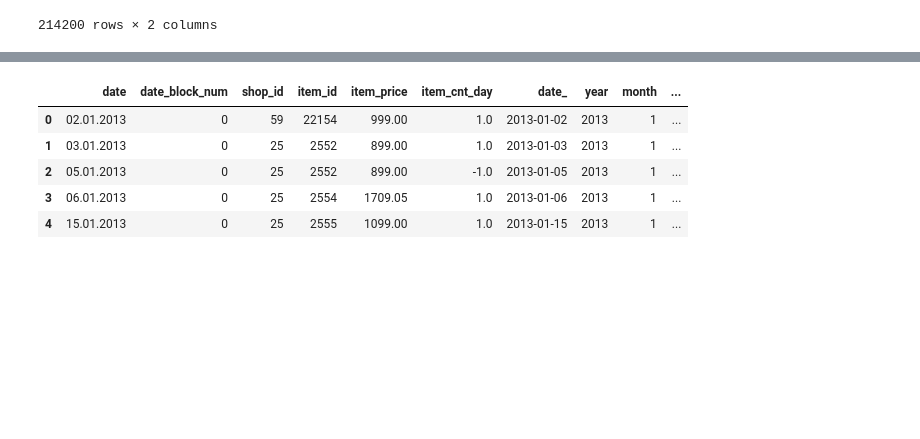
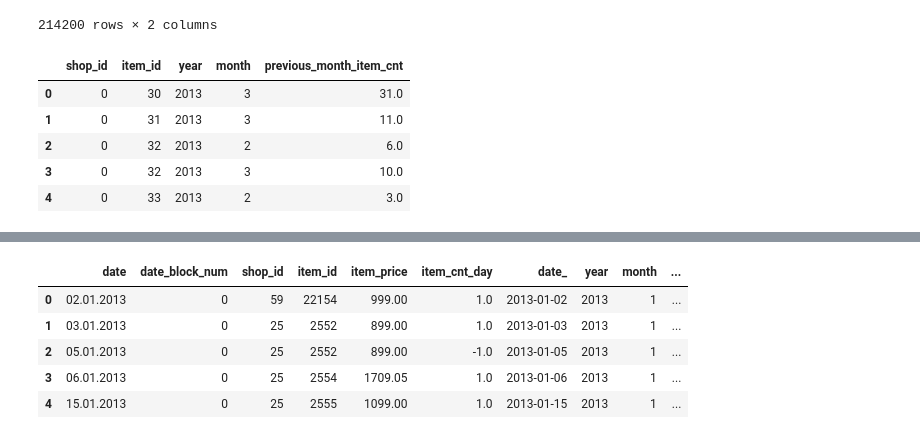
Before and after one commit to Batmobil/htwdsc, a Jupyter notebook: EDA_1st_week.ipynb, the cells around one changed output, grey strips where cells are left out. Saved outputs shown, nothing was run; the diff lists cells and outputs as text; code cells hidden in the pictures; blank space fills up the shorter version.

```diff
--- a/EDA_1st_week.ipynb
+++ b/EDA_1st_week.ipynb
@@ -221,3 +221,19 @@ preds
 | 214198 | 214198 | 0.0 |
 | 214199 | 214199 | 0.0 |
 214200 rows × 2 columns
+# %%
+monthly_sales = train.copy().drop(['month', 'day', 'week', 'week_day','year_day'], axis=1)
+monthly_sales['date_'] = monthly_sales['date_'] + pd.DateOffset(months = 1)
+monthly_sales['year'] = monthly_sales['date_'].dt.year
+monthly_sales['month'] = monthly_sales['date_'].dt.month
+monthly_sales = monthly_sales.groupby(['shop_id', 'item_id', 'year', 'month'], as_index=False).sum()[['shop_id', 'item_id', 'year', 'month', 'item_cnt_day']]
+monthly_sales.rename(columns={'item_cnt_day': 'previous_month_item_cnt'}, inplace=True)
+# monthly_sales = train.groupby(['shop_id', 'item_id', 'date_', 'year', 'month'], as_index=False).sum()[['shop_id', 'item_id', 'year', 'month', 'item_cnt_day']]
+monthly_sales.head()
+# %% [output]
+|  | shop_id | item_id | year | month | previous_month_item_cnt |
+| 0 | 0 | 30 | 2013 | 3 | 31.0 |
+| 1 | 0 | 31 | 2013 | 3 | 11.0 |
+| 2 | 0 | 32 | 2013 | 2 | 6.0 |
+| 3 | 0 | 32 | 2013 | 3 | 10.0 |
+| 4 | 0 | 33 | 2013 | 2 | 3.0 |
```
Also changed, not shown: parts of 7 cells of this notebook.
